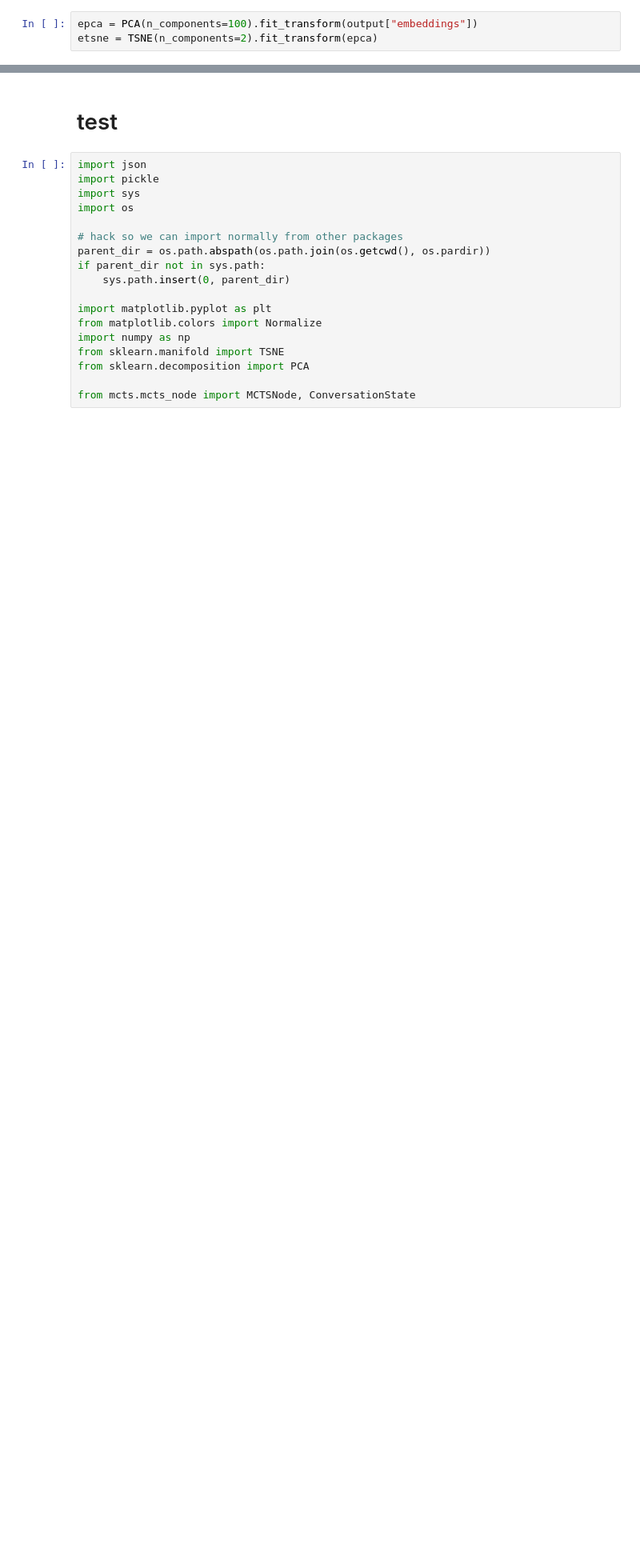
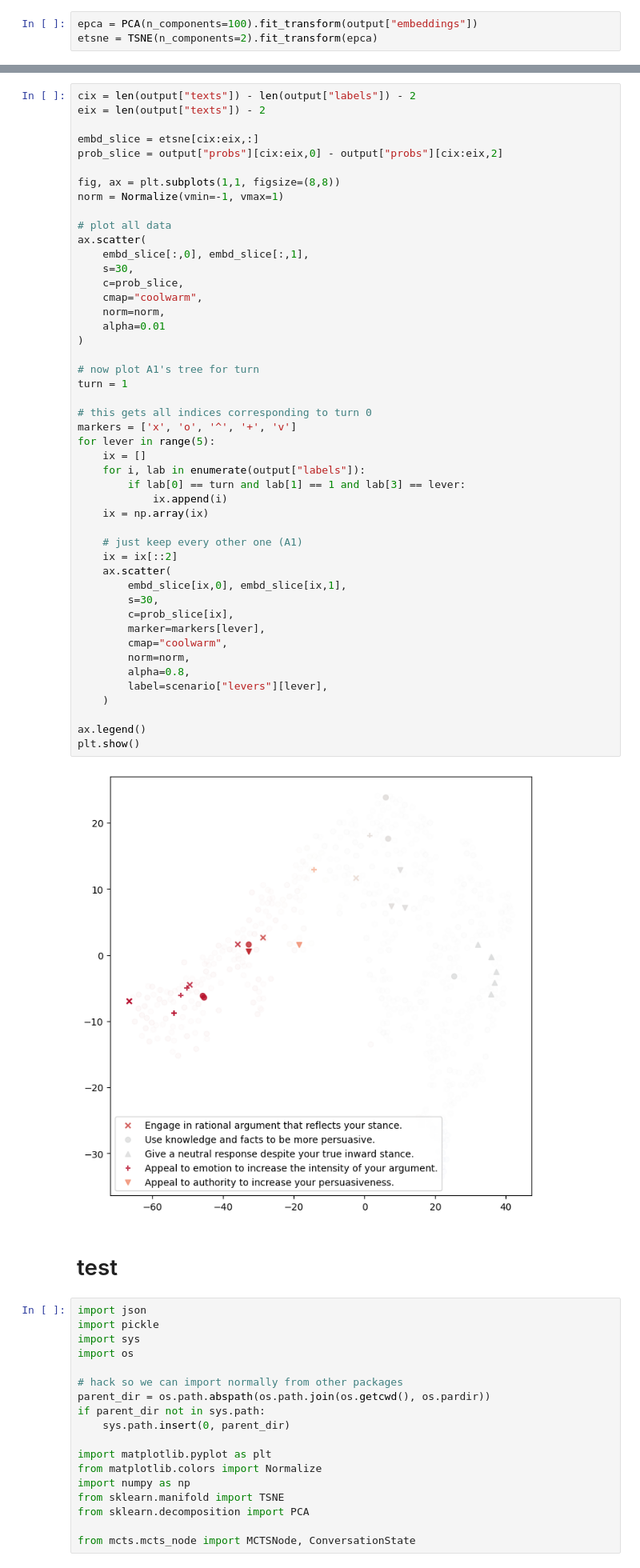
Before and after one commit to stmorse/scope2, a Jupyter notebook: notebooks/persona.ipynb, the cells around one changed output, grey strips where cells are left out. Shown at 80% size. Cells and saved outputs as stored; diff of their text form; blank space fills up the shorter version.

```diff
--- a/notebooks/persona.ipynb
+++ b/notebooks/persona.ipynb
@@ -72,3 +89,52 @@ plt.show()
+# %%
+cix = len(output["texts"]) - len(output["labels"]) - 2
+eix = len(output["texts"]) - 2
+
+embd_slice = etsne[cix:eix,:]
+prob_slice = output["probs"][cix:eix,0] - output["probs"][cix:eix,2]
+
+fig, ax = plt.subplots(1,1, figsize=(8,8))
+norm = Normalize(vmin=-1, vmax=1)
+
+# plot all data
+ax.scatter(
+    embd_slice[:,0], embd_slice[:,1],
+    s=30,
+    c=prob_slice,
+    cmap="coolwarm",
+    norm=norm,
+    alpha=0.01
+)
+
+# now plot A1's tree for turn
+turn = 1
+
+# this gets all indices corresponding to turn 0
+markers = ['x', 'o', '^', '+', 'v']
+for lever in range(5):
+    ix = []
+    for i, lab in enumerate(output["labels"]):
+        if lab[0] == turn and lab[1] == 1 and lab[3] == lever:
+            ix.append(i)
+    ix = np.array(ix)
+
+    # just keep every other one (A1)
+    ix = ix[::2]
+    ax.scatter(
+        embd_slice[ix,0], embd_slice[ix,1],
+        s=30,
+        c=prob_slice[ix],
+        marker=markers[lever],
+        cmap="coolwarm",
+        norm=norm,
+        alpha=0.8,
+        label=scenario["levers"][lever],
+    )
+
+ax.legend()
+plt.show()
+# %% [output]
+[figure, added]
 # %% [markdown]
 # test
 # %%
```
Also changed, not shown: parts of 6 cells of this notebook, 2 other files.
